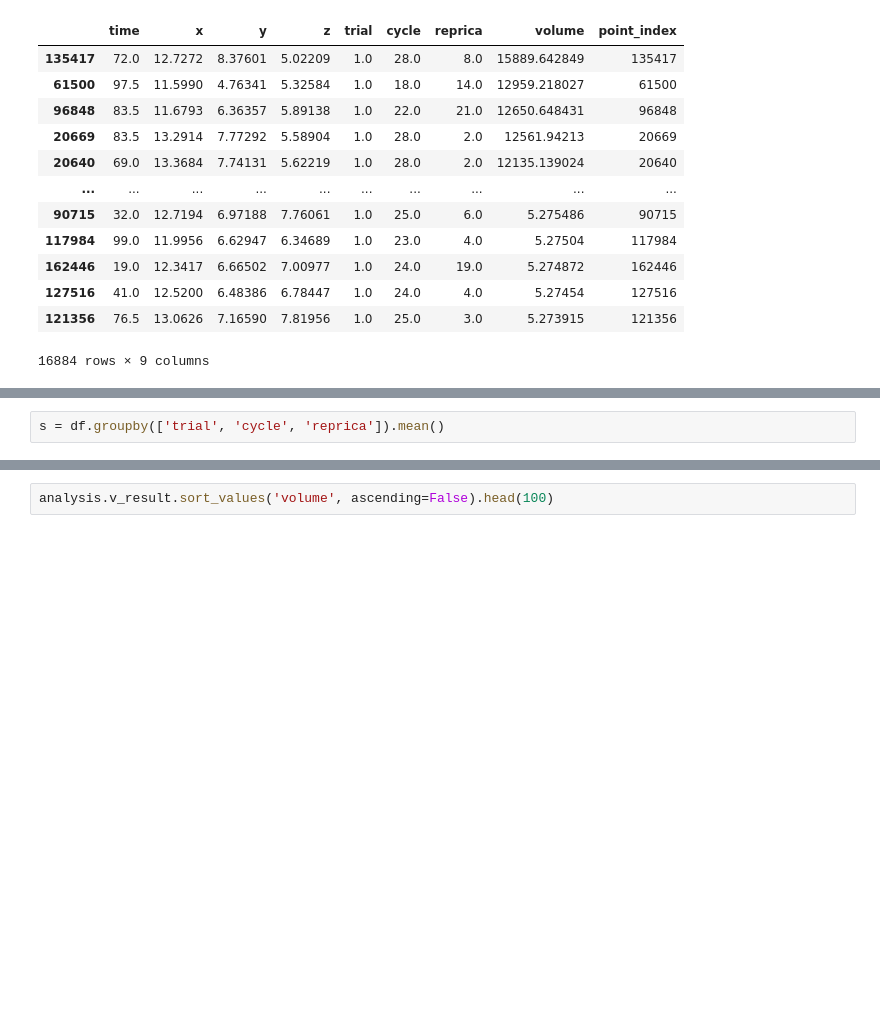
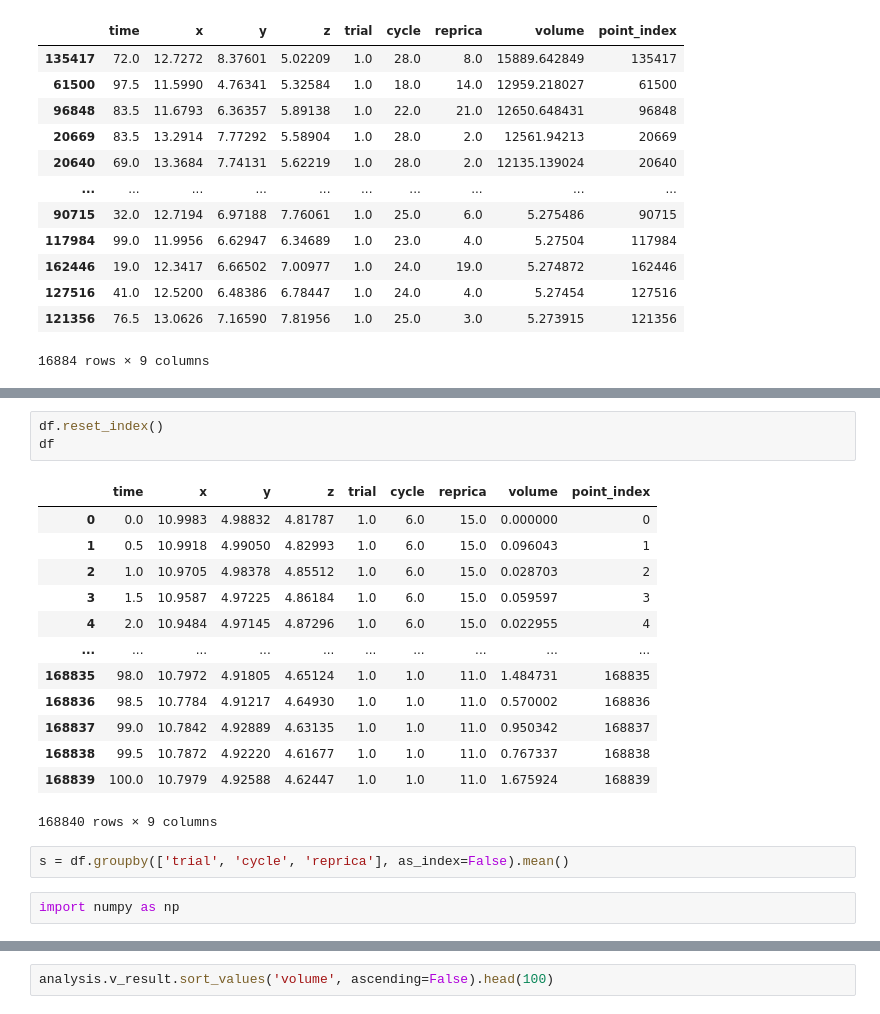
Before and after one commit to mukaiyama729/ResearchAnalysis, a Jupyter notebook: tesselation.ipynb, the cells around one changed output, grey strips where cells are left out. Saved outputs shown, nothing was run; the diff lists cells and outputs as text; blank space fills up the shorter version.

```diff
--- a/tesselation.ipynb
+++ b/tesselation.ipynb
@@ -839,2 +839,21 @@ Name: volume, Length: 168840, dtype: object
+# %%
+df.reset_index()
+df
+# %% [output]
+|  | time | x | y | z | trial | cycle | reprica | volume | point_index |
+| 0 | 0.0 | 10.9983 | 4.98832 | 4.81787 | 1.0 | 6.0 | 15.0 | 0.000000 | 0 |
+| 1 | 0.5 | 10.9918 | 4.99050 | 4.82993 | 1.0 | 6.0 | 15.0 | 0.096043 | 1 |
+| 2 | 1.0 | 10.9705 | 4.98378 | 4.85512 | 1.0 | 6.0 | 15.0 | 0.028703 | 2 |
+| 3 | 1.5 | 10.9587 | 4.97225 | 4.86184 | 1.0 | 6.0 | 15.0 | 0.059597 | 3 |
+| 4 | 2.0 | 10.9484 | 4.97145 | 4.87296 | 1.0 | 6.0 | 15.0 | 0.022955 | 4 |
+| ... | ... | ... | ... | ... | ... | ... | ... | ... | ... |
+| 168835 | 98.0 | 10.7972 | 4.91805 | 4.65124 | 1.0 | 1.0 | 11.0 | 1.484731 | 168835 |
+| 168836 | 98.5 | 10.7784 | 4.91217 | 4.64930 | 1.0 | 1.0 | 11.0 | 0.570002 | 168836 |
+| 168837 | 99.0 | 10.7842 | 4.92889 | 4.63135 | 1.0 | 1.0 | 11.0 | 0.950342 | 168837 |
+| 168838 | 99.5 | 10.7872 | 4.92220 | 4.61677 | 1.0 | 1.0 | 11.0 | 0.767337 | 168838 |
+| 168839 | 100.0 | 10.7979 | 4.92588 | 4.62447 | 1.0 | 1.0 | 11.0 | 1.675924 | 168839 |
+168840 rows × 9 columns
 # %%
-s = df.groupby(['trial', 'cycle', 'reprica']).mean()
+s = df.groupby(['trial', 'cycle', 'reprica'], as_index=False).mean()
+# %%
+import numpy as np
```
Also changed, not shown: parts of 4 cells of this notebook, 5 other files.
